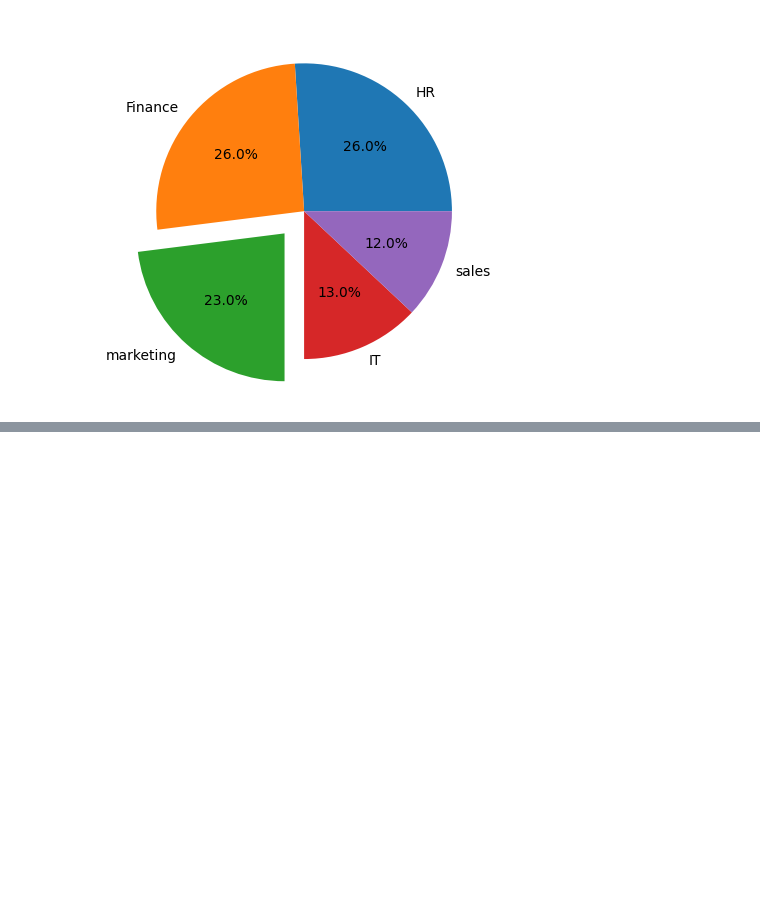
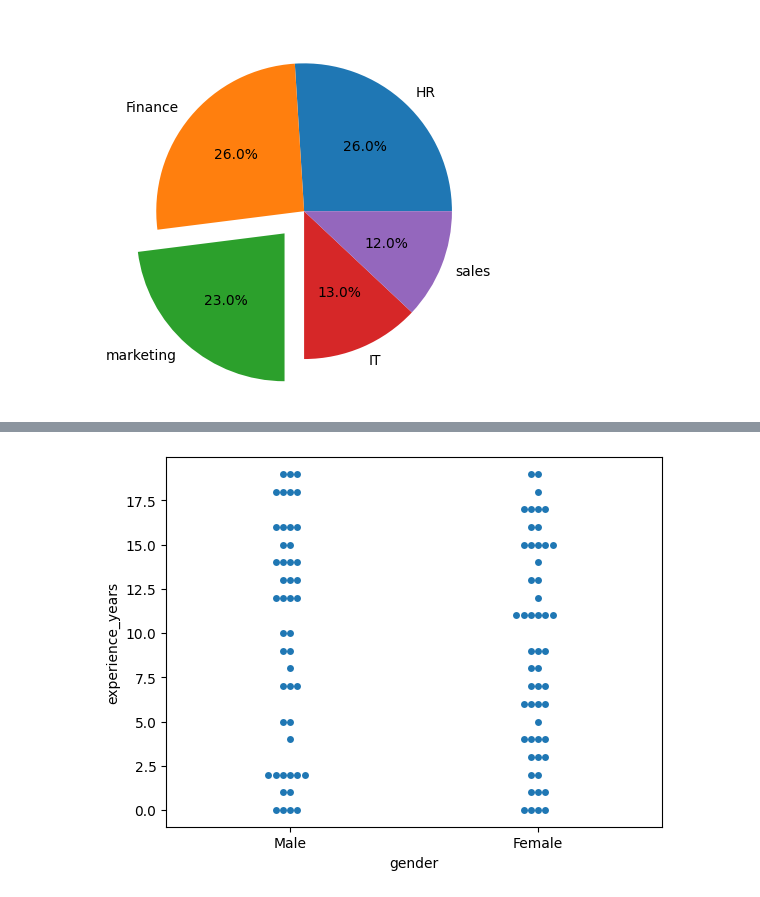
Before and after one commit to rupeshbashyal/Data-analysis, a Jupyter notebook: Matplot/matplot_seaborn.ipynb, the cells around one changed output, grey strips where cells are left out. Cells and saved outputs as stored; diff of their text form; code cells hidden in the pictures; blank space fills up the shorter version.

```diff
--- a/Matplot/matplot_seaborn.ipynb
+++ b/Matplot/matplot_seaborn.ipynb
@@ -156,0 +186,8 @@ ptl.show()
+# %%
+# swarm plot
+
+# swarm plot is used for better understing of the data.
+sns.swarmplot(y=data['experience_years'],x=data['gender'])
+ptl.show()
+# %% [output]
+[figure, added]
```
Also changed, not shown: parts of 8 cells of this notebook.
